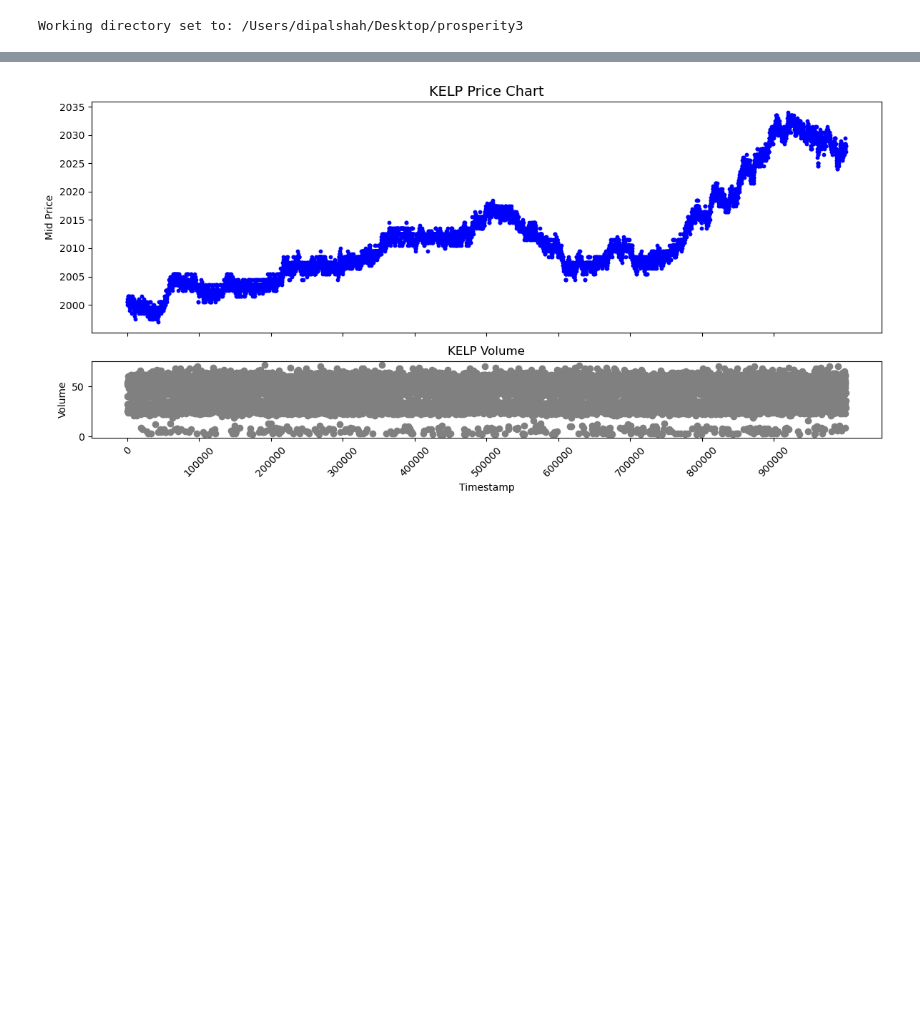
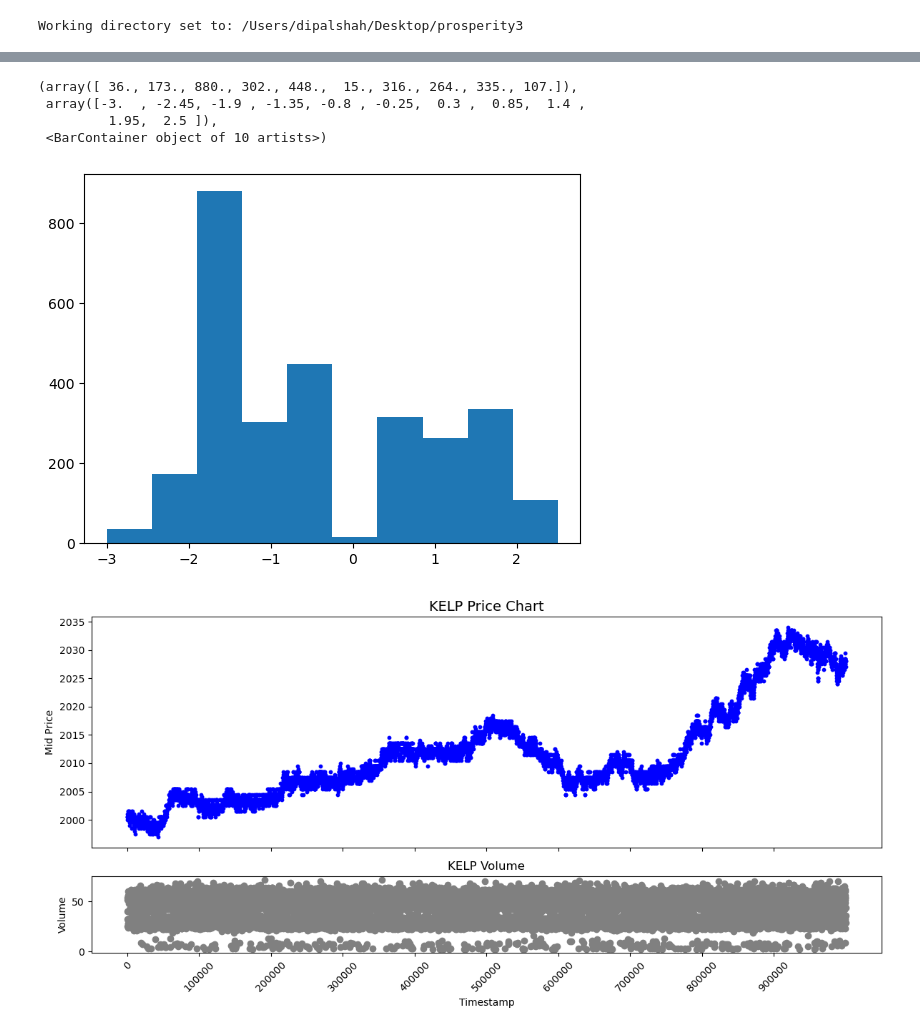
Before and after one commit to CANTSOAR/prosperity3, a Jupyter notebook: round_1/data_analysis/testing.ipynb, the cells around one changed output, grey strips where cells are left out. Drawn from its saved outputs; the diff is of its cells as text; code cells hidden in the pictures; blank space fills up the shorter version.

```diff
--- a/round_1/data_analysis/testing.ipynb
+++ b/round_1/data_analysis/testing.ipynb
@@ -60,3 +42,12 @@ data
+# %%
+data = t3[t3["symbol"] == "KELP"]
+plt.hist(data["price"] - p3[p3["product"] == "KELP"].loc[data.index, :]["mid_price"])
+# %% [output]
+(array([ 36., 173., 880., 302., 448.,  15., 316., 264., 335., 107.]),
+ array([-3.  , -2.45, -1.9 , -1.35, -0.8 , -0.25,  0.3 ,  0.85,  1.4 ,
+         1.95,  2.5 ]),
+ <BarContainer object of 10 artists>)
+[figure, added]
 # %%
 Plotter.plot_prices_simple(p1, "KELP")
 # %% [output]
```
Also changed, not shown: parts of 15 cells of this notebook, 38 other files.
